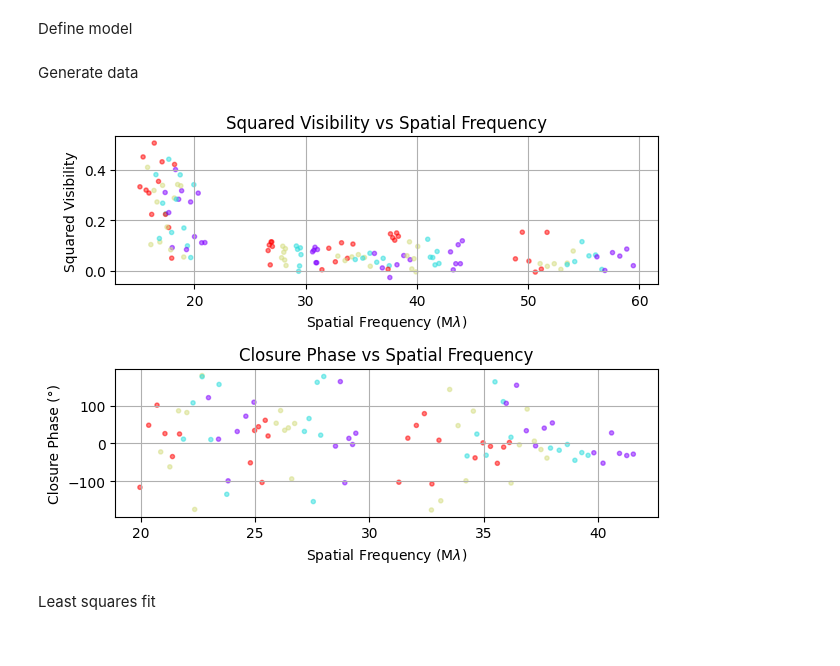
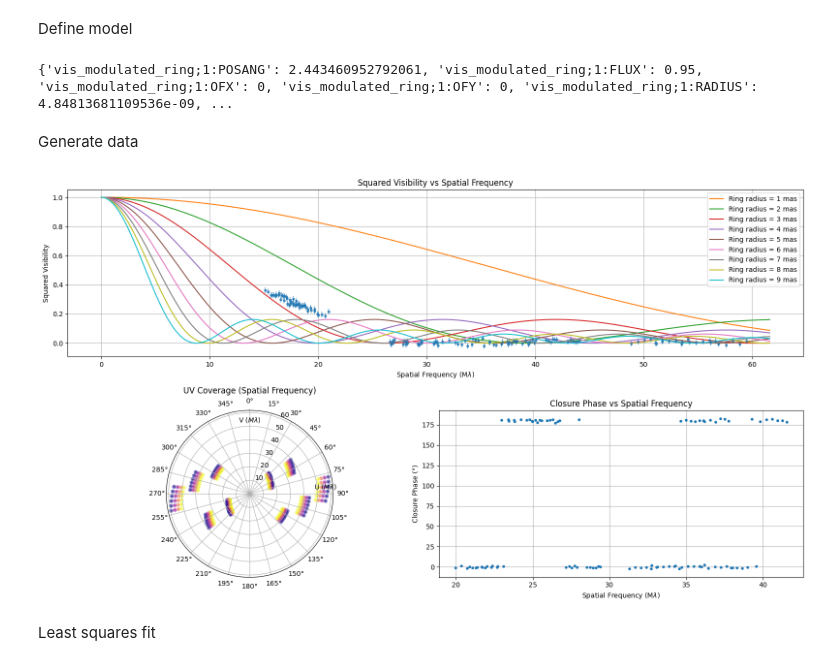
Before and after one commit to BenAmblard/binopi, a Jupyter notebook: examples/binopitest.ipynb, the cells around one changed output. Cells and saved outputs as stored; diff of their text form; code cells hidden in the pictures.

```diff
--- a/examples/binopitest.ipynb
+++ b/examples/binopitest.ipynb
@@ -18,36 +20,26 @@ scale = 'freq'
 # %% [markdown]
 Define model
 # %%
-model = opiparams.mergeModel(opiparams.ModulatedRing(1), opiparams.PointSource(1))
+datamodel = opiparams.mergeModel(opiparams.ModulatedRing(1), opiparams.PointSource(1))
 
-model.params['vis_modulated_ring;1:FLUX'] = 0.8
-model.params['vis_modulated_ring;1:RINGRADIUS'] = 3*mas
-model.params['vis_modulated_ring;1:RADIUS'] = 1*mas
-model.params['vis_modulated_ring;1:ERATIO'] = 1.3
-model.params['vis_modulated_ring;1:POSANG'] = 140*constants.pi/180
-model.params['vis_modulated_ring;1:SPI'] = opiutils.teff_to_spi(1500, refwave)
+datamodel.params['vis_modulated_ring;1:FLUX'] = 0.95
+datamodel.params['vis_modulated_ring;1:RINGRADIUS'] = 3*mas
+datamodel.params['vis_modulated_ring;1:RADIUS'] = 1*mas
+datamodel.params['vis_modulated_ring;1:ERATIO'] = 1.3
+datamodel.params['vis_modulated_ring;1:POSANG'] = 140*constants.pi/180
+datamodel.params['vis_modulated_ring;1:SPI'] = opiutils.teff_to_spi(1500, refwave)
 
-model.params['vis_point_source;1:FLUX'] = 0.2
-model.params['vis_point_source;1:OFX'] = 0.02*mas
-model.params['vis_modulated_ring;1:SPI'] = opiutils.teff_to_spi(10000, refwave)
+datamodel.params['vis_point_source;1:FLUX'] = 0.05
+datamodel.params['vis_modulated_ring;1:SPI'] = opiutils.teff_to_spi(10000, refwave)
 
-model.free['vis_modulated_ring;1:POSANG'] = True
-model.free['vis_modulated_ring;1:RINGRADIUS'] = True
-model.free['vis_modulated_ring;1:RADIUS'] = True
-model.free['vis_modulated_ring;1:ERATIO'] = True
-model.free['vis_modulated_ring;1:CM'] = True
-model.free['vis_modulated_ring;1:SM'] = True
+print(datamodel.params)
+# %% [output]
+{'vis_modulated_ring;1:POSANG': 2.443460952792061, 'vis_modulated_ring;1:FLUX': 0.95, 'vis_modulated_ring;1:OFX': 0, 'vis_modulated_ring;1:OFY': 0, 'vis_modulated_ring;1:RADIUS': 4.84813681109536e-09, ...
 # %% [markdown]
 Generate data
-# %%
-noisydata = noisymodel.noisymodel(model, exdata, noiselevel = 1e-2)
-
-fig = plt.figure()
-ax = plt.subplot(2,1,1)
-ax2 = plt.subplot(2,1,2)
-opiplot.plot_vis2(noisydata, ax, scale = scale)
-opiplot.plot_t3phi(noisydata, ax2, scale = scale)
-plt.tight_layout()
-plt.show()
-# %% [output]
-[figure, removed]
+# %%
+noisydata = noisymodel.noisymodel(datamodel, exdata, noiselevel = 1e-2)
+
+opiplot.abaqPlot(noisydata)
+# %% [output]
+[figure, added]
```
Also changed, not shown: parts of 9 cells of this notebook, 9 other files.
